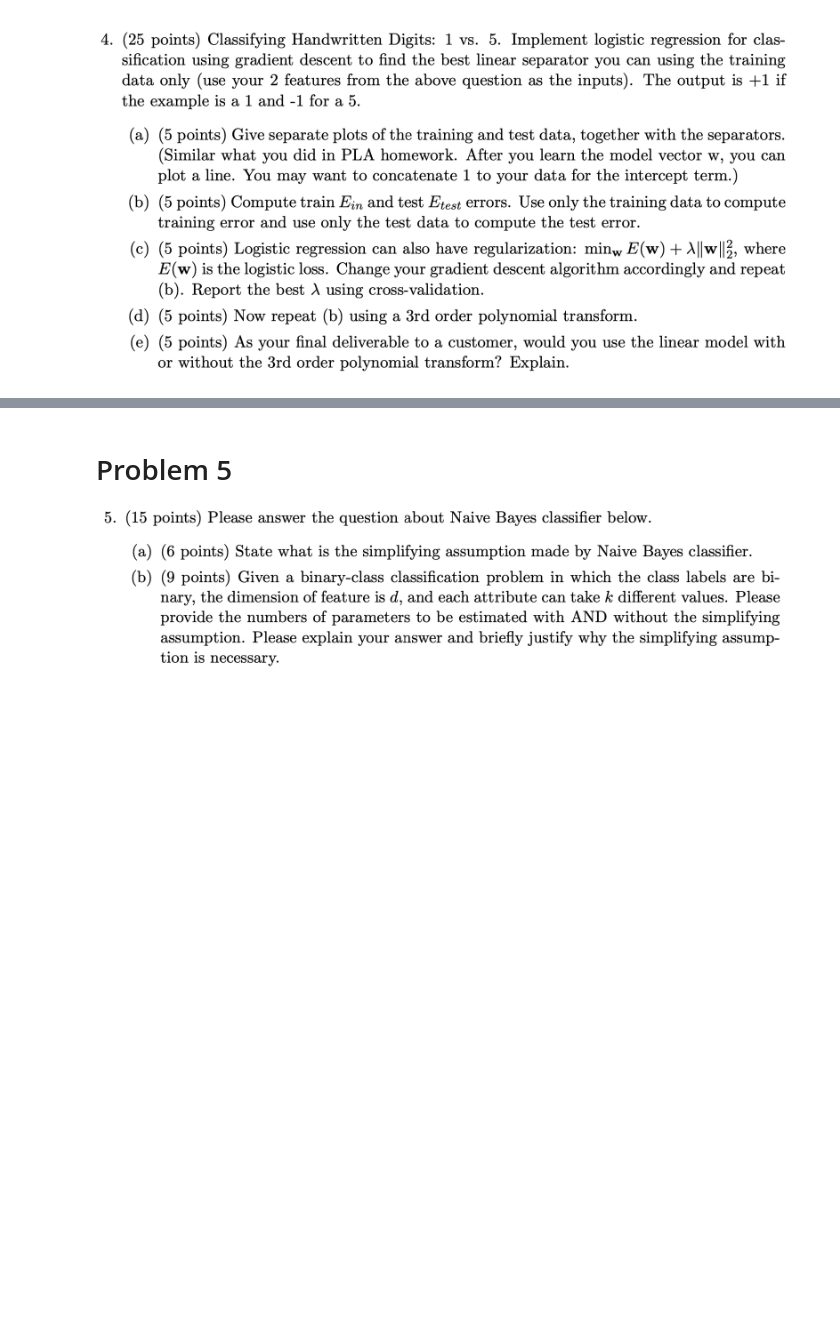
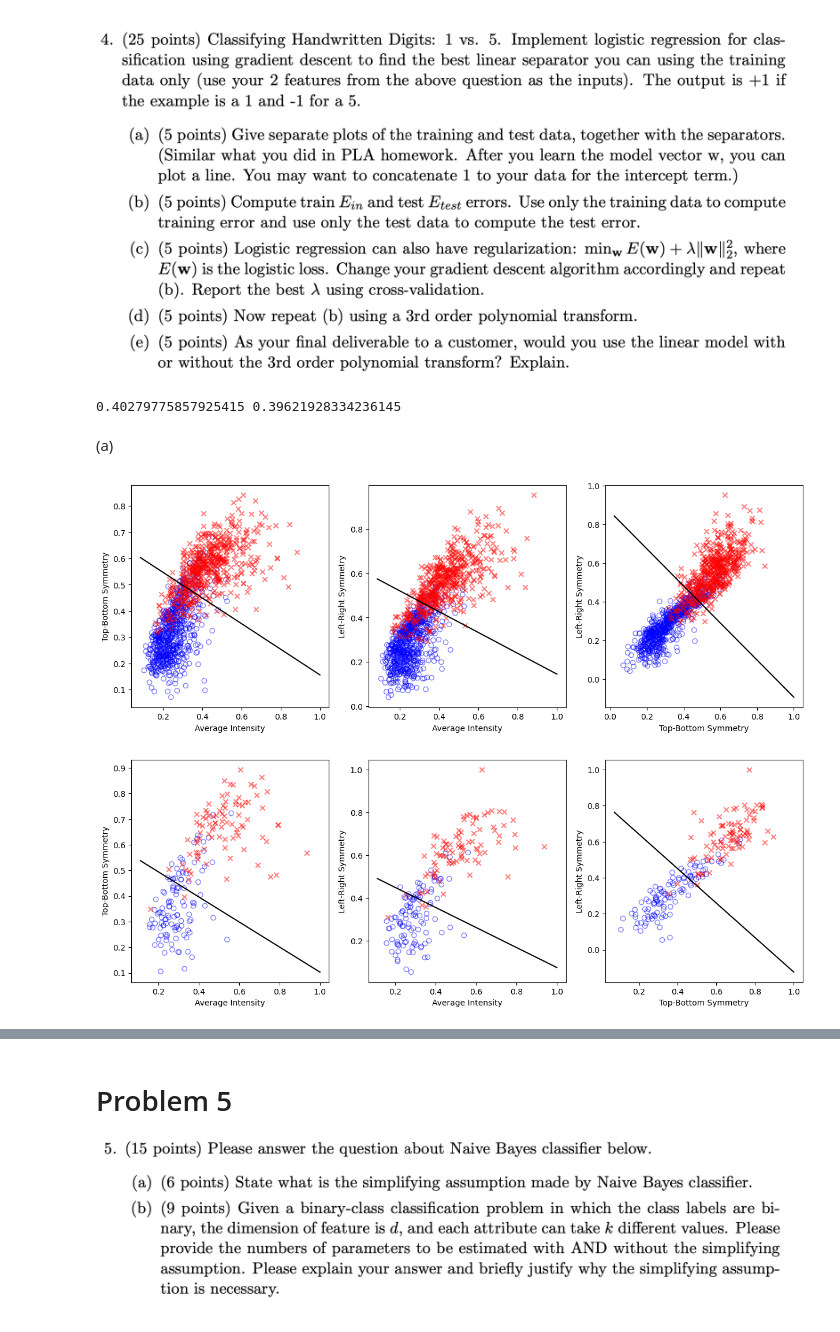
Before and after one commit to evanhanders/MLAI_courses_2024, a Jupyter notebook: cmpsci_165B_machine_learning/hw3.ipynb, the cells around one changed output, grey strips where cells are left out. Cells and saved outputs as stored; diff of their text form; code cells hidden in the pictures; blank space fills up the shorter version.

```diff
--- a/cmpsci_165B_machine_learning/hw3.ipynb
+++ b/cmpsci_165B_machine_learning/hw3.ipynb
@@ -154,3 +153,61 @@ Text(0, 0.5, 'Left-Right Symmetry')
 # %% [markdown]
 # Problem 4
 ![image.png](attachment:image.png)
+# %%
+class LogisticRegresser(nn.Module):
+    def __init__(self, input_dim):
+        super(LogisticRegresser, self).__init__()
+        self.weights = nn.Parameter(t.rand(input_dim+1, 1))
+        self.sigmoid = nn.Sigmoid()
+
+    def forward(self, x):
+        x = t.cat([t.ones(x.shape[0], 1), x], dim=1)
+        return t.einsum('ij,jk->ik', x, self.weights)
+
+    def prob(self, x):
+        return self.sigmoid(self.forward(x))
+
+    def loss(self, x, y):
+        return t.mean(t.log(1 + t.exp(-y * self.forward(x))))
+
+losses = []
+
+train_features_fixed = t.tensor(train_features, dtype=t.float32)
+test_features_fixed = t.tensor(test_features, dtype=t.float32)
+train_labels_fixed = t.Tensor(np.where(train_labels == 1, 1, -1))
+test_labels_fixed = t.Tensor(np.where(test_labels == 1, 1, -1))
+
+regresser = LogisticRegresser(train_features.shape[1])
+optimizer = t.optim.SGD(regresser.parameters(), lr=1e-2)
+batch_size = 10000
+iterations = 10000
+for iter in tqdm.tqdm(range(iterations)):
+    optimizer.zero_grad()
+
+    # randomly pick a batch from the whole train dataset
+    indices = np.random.choice(train_features.shape[0], batch_size)
+    batch_features = t.tensor(train_features[indices], dtype=t.float32)
+    batch_labels = t.tensor(train_labels_fixed[indices], dtype=t.float32).view(-1, 1)
+
+    # Get predictions
+    loss = regresser.loss(batch_features, batch_labels)
+    loss.backward()
+    optimizer.step()
+
+    with t.inference_mode():
+        train_loss = regresser.loss(train_features_fixed, train_labels_fixed.view(-1, 1))
+        test_loss = regresser.loss(test_features_fixed, test_labels_fixed.view(-1, 1))
+        losses.append((train_loss.item(), test_loss.item()))
+
+train_loss, test_loss = [np.array(l) for l in zip(*losses)]
+print(train_loss[-1], test_loss[-1])
+# %% [output]
+0.40279775857925415 0.39621928334236145
+# %% [markdown]
+(a)
+# %%
+plot_scatters(regresser=regresser)
+plot_scatters(data=test_features, one_indices=test_one_indices, five_indices=test_five_indices, regresser=regresser)
+# %% [output]
+[figure, added]
+[figure, added]
```
Also changed, not shown: parts of 14 cells of this notebook.
